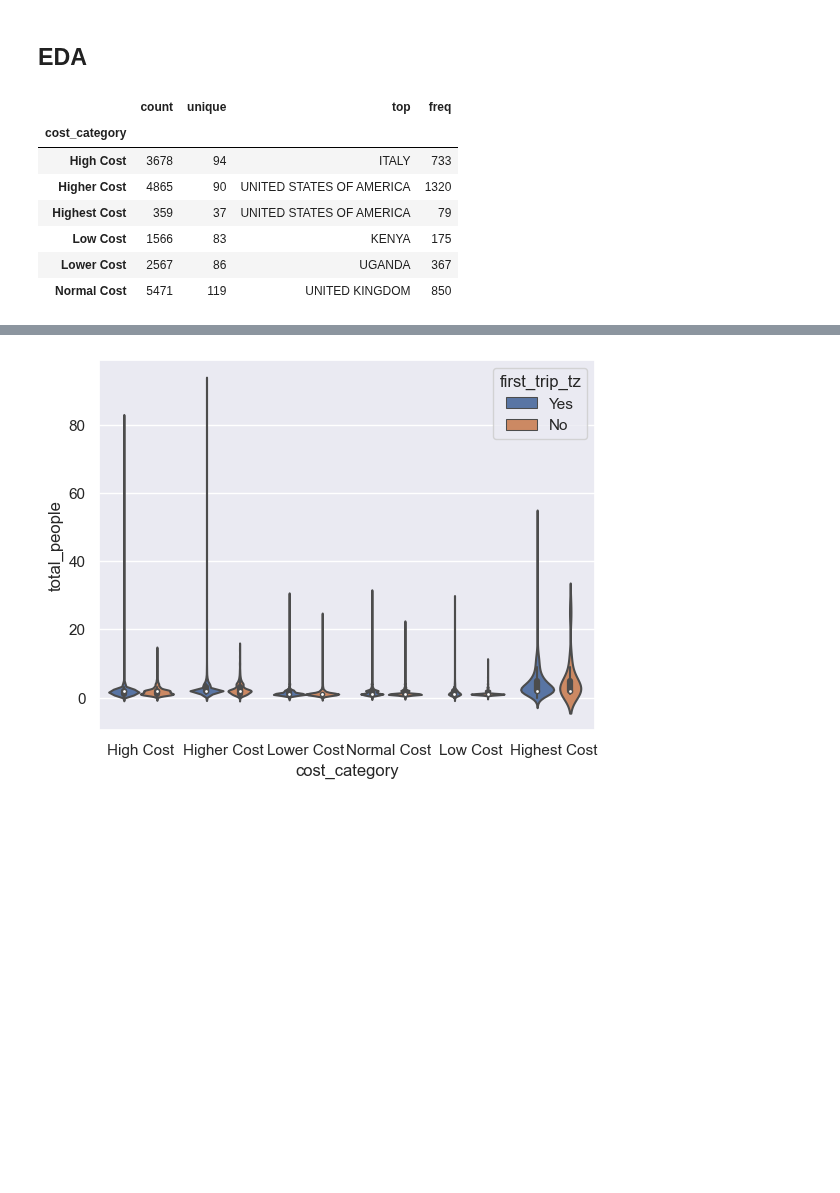
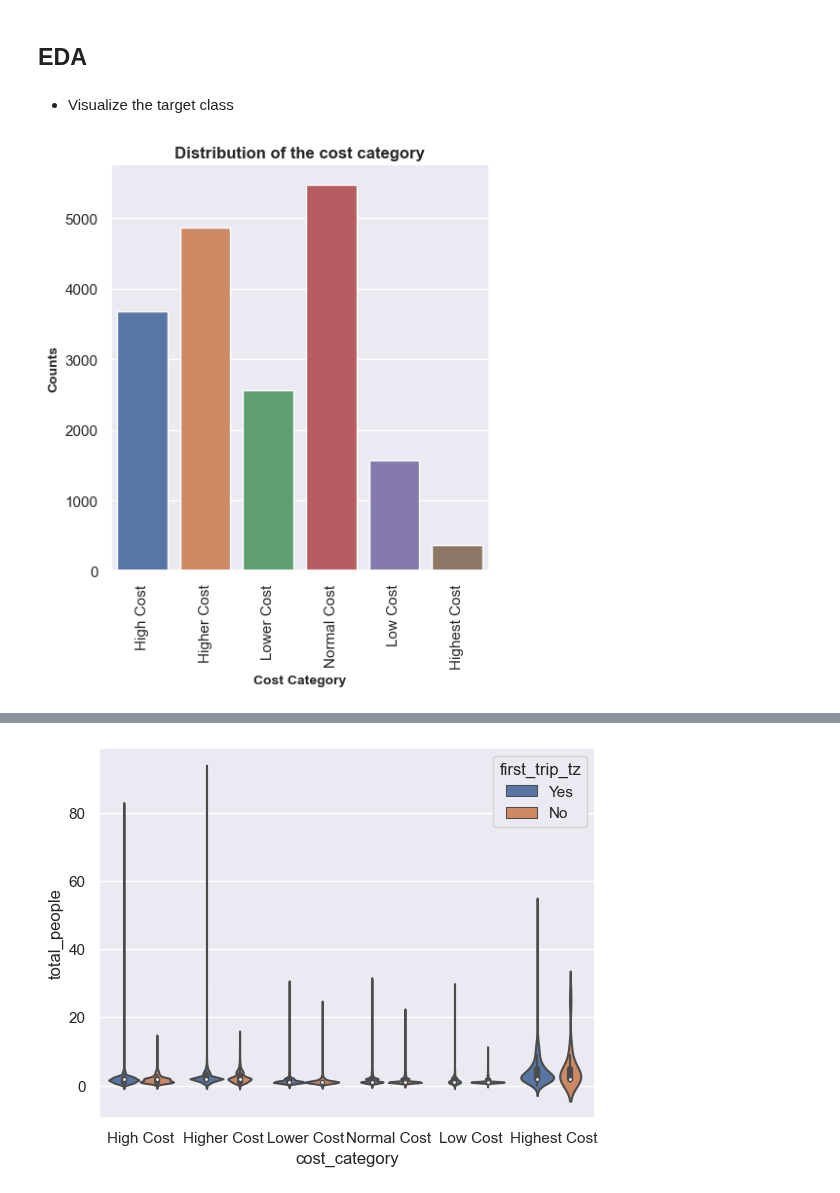
Before and after one commit to Njaramba-Riri/expenditure-prediction, a Jupyter notebook: model.ipynb, the cells around one changed output, grey strips where cells are left out. Cells and saved outputs as stored; diff of their text form; code cells hidden in the pictures; blank space fills up the shorter version.

```diff
--- a/model.ipynb
+++ b/model.ipynb
@@ -263,11 +271,12 @@ dtype: int64
+# %% [markdown]
+- Visualize the target class
 # %%
-train.groupby('cost_category')['country'].describe()
+sns.axes_style(style="white")
+ax=sns.catplot('cost_category', data=df, kind='count', legend=False)
+plt.xlabel("Cost Category", size=10, weight="bold")
+plt.ylabel("Counts", size=10, weight="bold")
+plt.title("Distribution of the cost category", weight="bold")
+ax.set_xticklabels( rotation=90)
+plt.show();
 # %% [output]
-|  | count | unique | top | freq |
-| cost_category |  |  |  |  |
-| High Cost | 3678 | 94 | ITALY | 733 |
-| Higher Cost | 4865 | 90 | UNITED STATES OF AMERICA | 1320 |
-| Highest Cost | 359 | 37 | UNITED STATES OF AMERICA | 79 |
-| Low Cost | 1566 | 83 | KENYA | 175 |
-| Lower Cost | 2567 | 86 | UGANDA | 367 |
-| Normal Cost | 5471 | 119 | UNITED KINGDOM | 850 |
+[figure, added]
```
Also changed, not shown: parts of 7 cells of this notebook.
